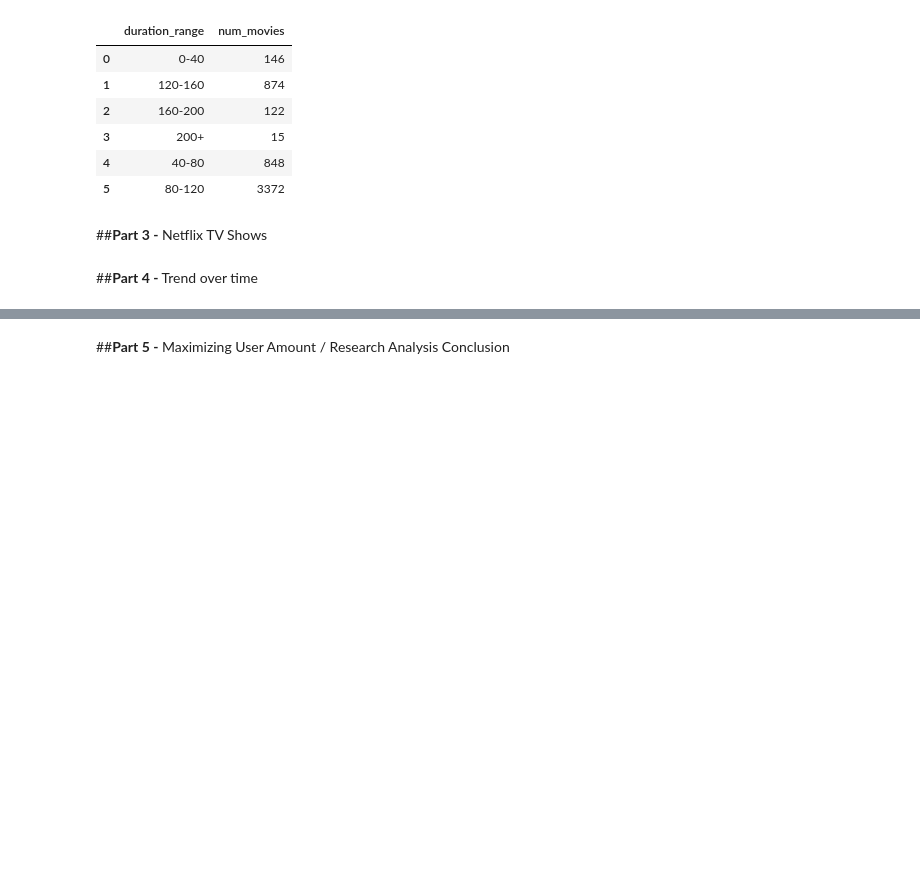
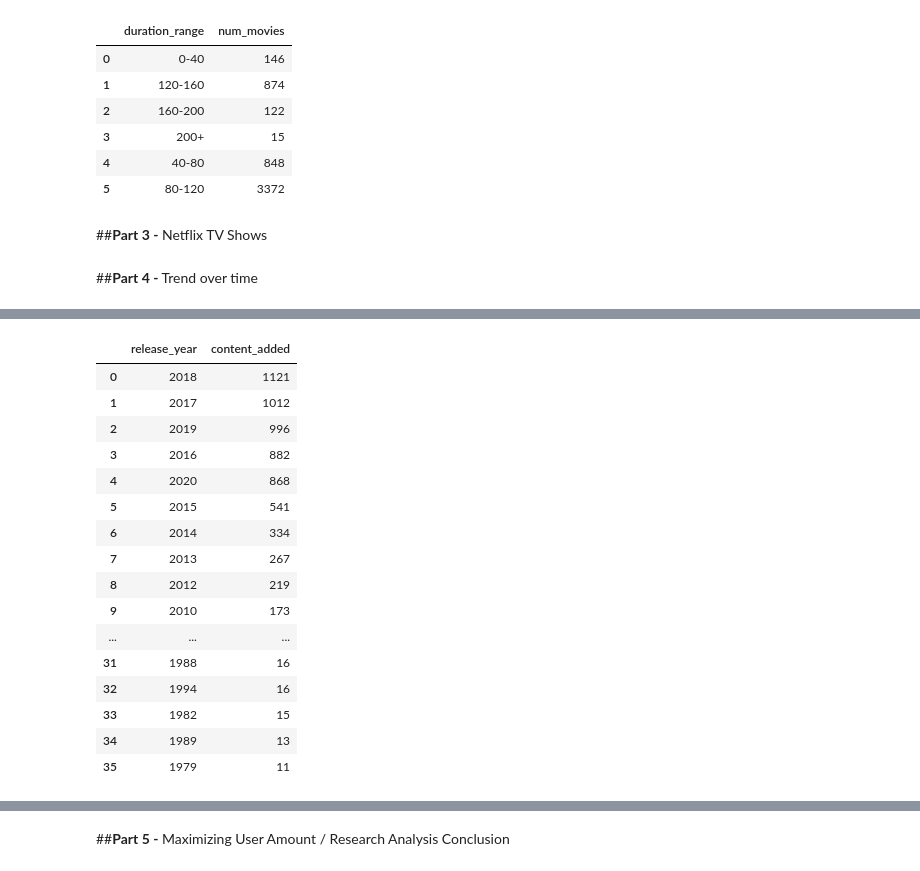
Before and after one commit to aditya248/Netflix-Exploratory-Data-Analysis, a Jupyter notebook: BA775_TeamProject_B2T8.ipynb, the cells around one changed output, grey strips where cells are left out. Cells and saved outputs as stored; diff of their text form; code cells hidden in the pictures; blank space fills up the shorter version.

```diff
--- a/BA775_TeamProject_B2T8.ipynb
+++ b/BA775_TeamProject_B2T8.ipynb
@@ -195,0 +297,25 @@ ORDER BY duration_range ###order???
+# %%
+%%bigquery --project=ba775-team8-b2
+SELECT release_year, COUNT(release_year) AS content_added
+FROM `ba775-team8-b2.Netflix.netflix_titles`
+GROUP BY release_year
+HAVING content_added > 10
+ORDER BY content_added DESC;
+# %% [output]
+|  | release_year | content_added |
+| 0 | 2018 | 1121 |
+| 1 | 2017 | 1012 |
+| 2 | 2019 | 996 |
+| 3 | 2016 | 882 |
+| 4 | 2020 | 868 |
+| 5 | 2015 | 541 |
+| 6 | 2014 | 334 |
+| 7 | 2013 | 267 |
+| 8 | 2012 | 219 |
+| 9 | 2010 | 173 |
+| ... | ... | ... |
+| 31 | 1988 | 16 |
+| 32 | 1994 | 16 |
+| 33 | 1982 | 15 |
+| 34 | 1989 | 13 |
+| 35 | 1979 | 11 |
```
Also changed, not shown: parts of 22 cells of this notebook.
